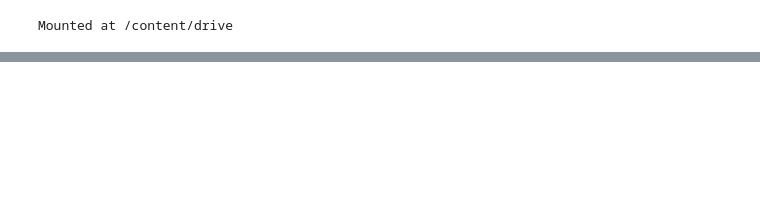
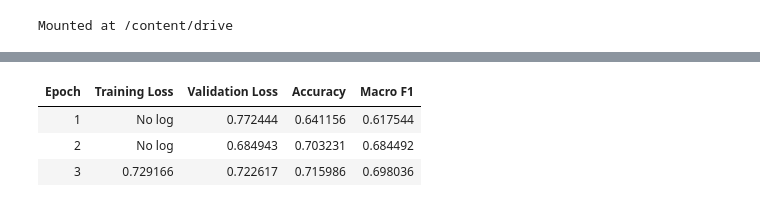
Before and after one commit to jeevana-049/MABSA, a Jupyter notebook: MABSA_step1_caption_ocr.ipynb, the cells around one changed output, grey strips where cells are left out. Saved outputs shown, nothing was run; the diff lists cells and outputs as text; code cells hidden in the pictures; blank space fills up the shorter version.

Commit message:
Add Twitter-2017 training, image-to-text and multimodal results

```diff
--- a/MABSA_step1_caption_ocr.ipynb
+++ b/MABSA_step1_caption_ocr.ipynb
@@ -559,0 +612,11 @@ Mounted at /content/drive
+# %%
+import os, pandas as pd
+img_dir = "/content/IJCAI2019_data/twitter2017_images"
+folder = "/content/drive/MyDrive/MABSA_data"
+
+for n in ["train", "dev", "test"]:
+    d = pd.read_csv(f"{folder}/{n}.tsv", sep="\t", quoting=3, header=0,
+                    names=["index", "label", "image_id", "text", "aspect"])
+    ids = set(d["image_id"])
+    have = sum(os.path.exists(f"{img_dir}/{i}") for i in ids)
+    print(n, "| unique images needed:", len(ids), "| found:", have)
@@ -559,0 +755,83 @@ Mounted at /content/drive
+# %%
+import re, gc, torch, pandas as pd
+from transformers import (AutoTokenizer, AutoModelForSequenceClassification,
+                          Trainer, TrainingArguments)
+from sklearn.metrics import f1_score
+
+folder = "/content/drive/MyDrive/MABSA_data"
+
+# ---------- Load text data + image text ----------
+def load(name):
+    d = pd.read_csv(f"{folder}/{name}.tsv", sep="\t", quoting=3, header=0,
+                    names=["index", "label", "image_id", "text", "aspect"])
+    d["label"] = d["label"].astype(int)
+    d["text"] = d.apply(lambda r: r["text"].replace("$T$", str(r["aspect"])), axis=1)
+    d["aspect"] = d["aspect"].astype(str)
+    return d
+
+train_df, dev_df, test_df = load("train"), load("dev"), load("test")
+it = pd.read_csv(f"{folder}/image_text.csv", keep_default_na=False).set_index("image_id")
+for d in (train_df, dev_df, test_df):
+    d["cap"] = d["image_id"].map(it["caption"]).fillna("")
+    d["ocr"] = d["image_id"].map(it["ocr"]).fillna("")
+
+# ---------- Two ways to build the visual text ----------
+STOP = set("a an the is of in on at to and with for this that it his her their its are was be by as from or up".split())
+def words(s):
+    return {w for w in re.findall(r"[a-z0-9]+", s.lower()) if w not in STOP and len(w) > 2}
+
+def visual_raw(r):
+    return (r["cap"] + " . " + " ".join(r["ocr"].split()[:40])).strip()
+
+def visual_filtered(r):
+    key = words(r["aspect"]) | words(r["text"])
+    w = r["ocr"].split()
+    chunks = [" ".join(w[i:i + 8]) for i in range(0, min(len(w), 64), 8)]
+    kept = [c for c in chunks if words(c) & key]
+    return (r["cap"] + " . " + " ".join(kept)).strip()
+
+tok = AutoTokenizer.from_pretrained("roberta-base")
+
+class DS(torch.utils.data.Dataset):
+    def __init__(self, d, vis_fn):
+        second = [f"{r['aspect']} | {vis_fn(r)}" for _, r in d.iterrows()]
+        self.enc = tok(list(d["text"]), second, truncation=True,
+                       padding="max_length", max_length=192)
+        self.labels = list(d["label"])
+    def __len__(self):
+        return len(self.labels)
+    def __getitem__(self, i):
+        item = {k: torch.tensor(v[i]) for k, v in self.enc.items()}
+        item["labels"] = torch.tensor(self.labels[i])
+        return item
+
+def metrics(p):
+    pr = p.predictions.argmax(-1)
+    return {"accuracy": float((pr == p.label_ids).mean()),
+            "macro_f1": float(f1_score(p.label_ids, pr, average="macro"))}
+
+results = {}
+for name, fn in [("A: text+aspect+caption+OCR (no filter)", visual_raw),
+                 ("B: text+aspect+caption+filtered OCR", visual_filtered)]:
+    print("\n=====", name, "=====")
+    model = AutoModelForSequenceClassification.from_pretrained("roberta-base", num_labels=3)
+    args = TrainingArguments(output_dir="out", num_train_epochs=3,
+                             per_device_train_batch_size=16,
+                             per_device_eval_batch_size=32, learning_rate=2e-5,
+                             eval_strategy="epoch", save_strategy="no",
+                             report_to="none", fp16=True, seed=42)
+    tr = Trainer(model=model, args=args, train_dataset=DS(train_df, fn),
+                 eval_dataset=DS(dev_df, fn), compute_metrics=metrics)
+    tr.train()
+    out = tr.predict(DS(test_df, fn))
+    pr = out.predictions.argmax(-1)
+    results[name] = ((pr == out.label_ids).mean() * 100,
+                     f1_score(out.label_ids, pr, average="macro") * 100)
+    del model, tr
+    gc.collect(); torch.cuda.empty_cache()
+
+print("\n========== OFFICIAL TEST SET ==========")
+print("Text + aspect only (earlier run): Accuracy 71.6% | Macro-F1 70.4%")
+for k, (a, f) in results.items():
+    print(f"{k}: Accuracy {a:.1f}% | Macro-F1 {f:.1f}%")
+# %% [output]
@@ -559,0 +857,4 @@ Mounted at /content/drive
+| Epoch | Training Loss | Validation Loss | Accuracy | Macro F1 |
+| 1 | No log | 0.772444 | 0.641156 | 0.617544 |
+| 2 | No log | 0.684943 | 0.703231 | 0.684492 |
+| 3 | 0.729166 | 0.722617 | 0.715986 | 0.698036 |
```
Also changed, not shown: parts of 8 cells of this notebook.
